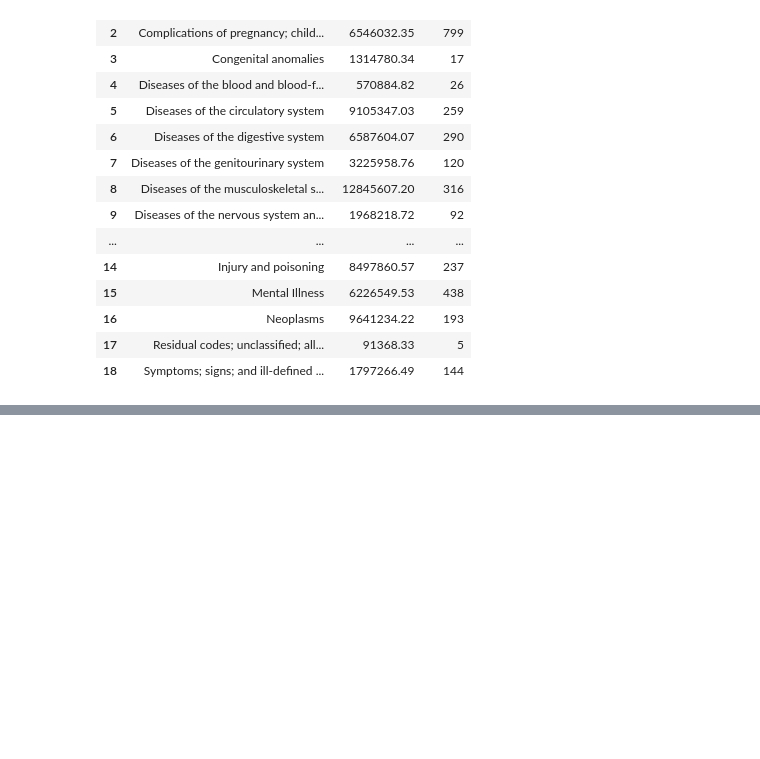
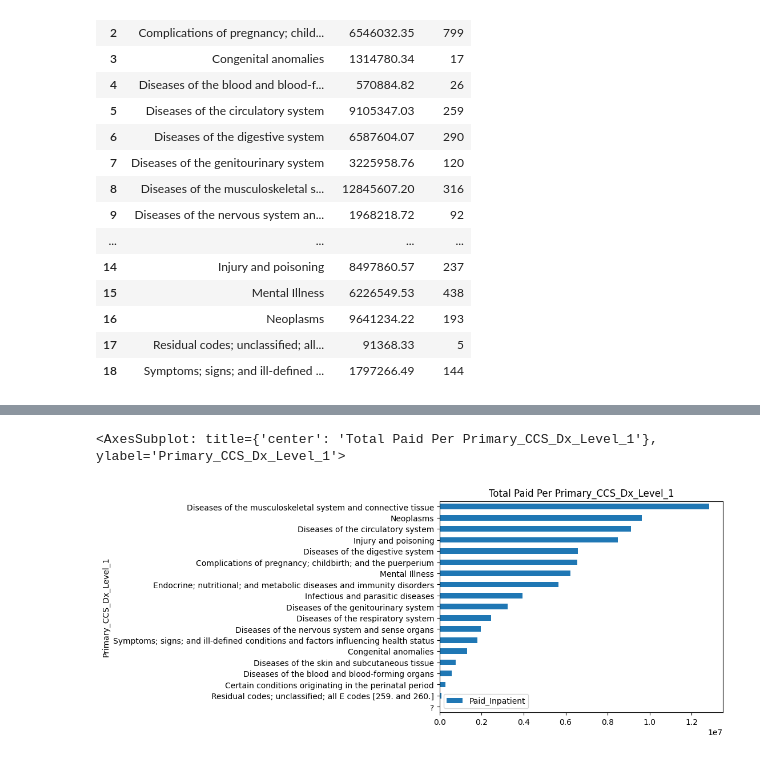
Before and after one commit to yandi-farinango/HET, a Jupyter notebook: final_notebook.ipynb, the cells around one changed output, grey strips where cells are left out. Cells and saved outputs as stored; diff of their text form; code cells hidden in the pictures; blank space fills up the shorter version.

```diff
--- a/final_notebook.ipynb
+++ b/final_notebook.ipynb
@@ -254,8 +267,8 @@ inpatient_totals = inpatient_df.groupby('Primary_CCS_Dx_Level_1', as_index=False
 # Total Inpatient Visits per Primary_CCS_Dx_Level_1
 visits = inpatient_df.Primary_CCS_Dx_Level_1.value_counts().rename_axis('Primary_CCS_Dx_Level_1').reset_index(name='counts')
 # %%
-inpatient_df = pd.merge(inpatient_totals, visits, on='Primary_CCS_Dx_Level_1')
-inpatient_df
+inpatient_table = pd.merge(inpatient_totals, visits, on='Primary_CCS_Dx_Level_1')
+inpatient_table
 # %% [output]
 |  | Primary_CCS_Dx_Level_1 | Paid_Inpatient | counts |
 | 0 | ? | 16418.08 | 2 |
@@ -315,0 +290,8 @@ plt.show()
+# %%
+# Append Visits / 100
+# Calculated as (Admissions / Members) * 1000
+
+member_count = df_client_membership.dw_mbr_key.unique().size
+
+inpatient_table['Admissions / 1000'] = (inpatient_table['counts'] / member_count) * 1000
+inpatient_table
@@ -315,0 +316,9 @@ plt.show()
+# %%
+# Plot Total Inpatient Paid per Primary_CCS_Dx_Level_1
+paid_plot_data = inpatient_table[['Primary_CCS_Dx_Level_1', 'Paid_Inpatient']]
+paid_plot_data = paid_plot_data.sort_values(by=['Paid_Inpatient'])
+
+paid_plot_data.plot.barh(x='Primary_CCS_Dx_Level_1', title='Total Paid Per Primary_CCS_Dx_Level_1')
+# %% [output]
+<AxesSubplot: title={'center': 'Total Paid Per Primary_CCS_Dx_Level_1'}, ylabel='Primary_CCS_Dx_Level_1'>
+[figure, added]
```
Also changed, not shown: parts of 13 cells of this notebook, 1 other file.
